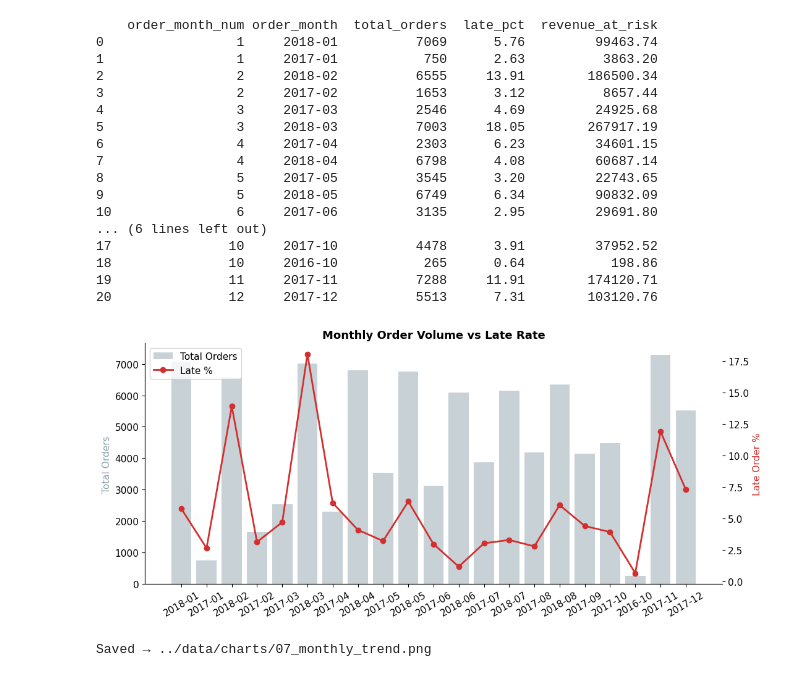
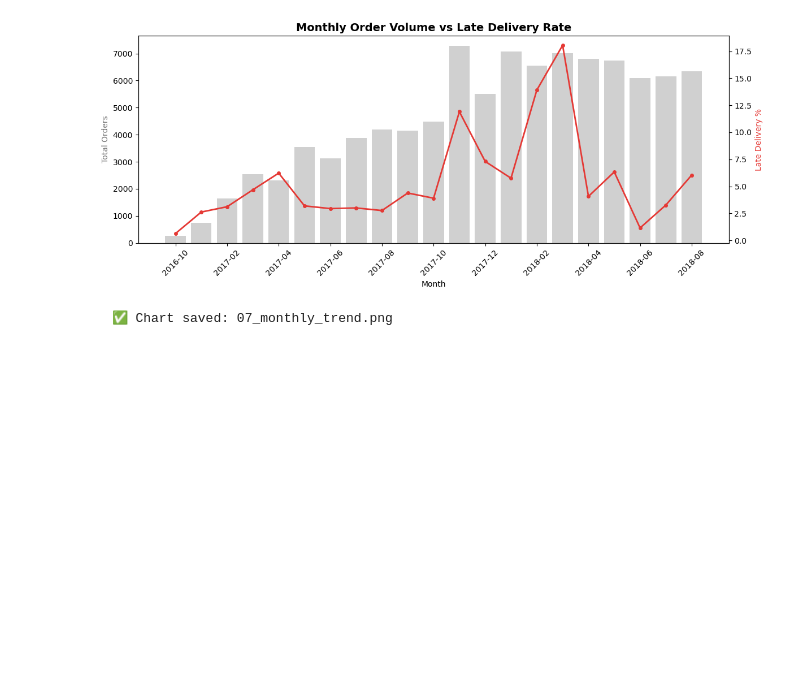
Before and after one commit to AvinashGhai/Olist-Supply-chain-Analytics, a Jupyter notebook: notebooks/04_risk_intelligence.ipynb, the cells around one changed output. Saved outputs shown, nothing was run; the diff lists cells and outputs as text; code cells hidden in the pictures; blank space fills up the shorter version.

```diff
--- a/notebooks/04_risk_intelligence.ipynb
+++ b/notebooks/04_risk_intelligence.ipynb
@@ -315,69 +544,38 @@ print(sample.columns.tolist())
 # %%
+# Cell 15 — Chart 6: Monthly late % trend
 monthly = run_query(f"""
     SELECT
-        order_month_num,
         order_month,
-        COUNT(DISTINCT order_id)                AS total_orders,
-        ROUND(SUM(is_late) / COUNT(*) * 100, 2) AS late_pct,
-        ROUND(SUM(revenue_at_risk), 2)          AS revenue_at_risk
+        COUNT(DISTINCT order_id)            AS total_orders,
+        ROUND(AVG(is_late) * 100, 2)        AS late_pct,
+        ROUND(SUM(revenue_at_risk), 2)      AS revenue_at_risk
     FROM {TABLE}
-    WHERE order_month_num IS NOT NULL
+    WHERE order_month IS NOT NULL
       AND delivery_delay_days IS NOT NULL
-    GROUP BY order_month_num, order_month
+    GROUP BY order_month
     HAVING total_orders >= 50
-    ORDER BY order_month_num ASC
+    ORDER BY order_month ASC
 """)
 
-print(monthly)
-
-fig, ax1 = plt.subplots(figsize=(11, 5))
+fig, ax1 = plt.subplots(figsize=(12, 5))
 ax2 = ax1.twinx()
 
-ax1.bar(
-    monthly["order_month"],
-    monthly["total_orders"],
-    color=COLORS["grey"],
-    alpha=0.5,
-    label="Total Orders",
-)
-ax2.plot(
-    monthly["order_month"],
-    monthly["late_pct"],
-    color=COLORS["Critical"],
-    marker="o",
-    linewidth=2,
-    label="Late %",
-)
+ax1.bar(monthly["order_month"], monthly["total_orders"],
+        color="#BDBDBD", alpha=0.7, label="Total Orders")
+ax2.plot(monthly["order_month"], monthly["late_pct"],
+         color="#E53935", linewidth=2, marker="o", markersize=4, label="Late %")
 
-ax1.set_ylabel("Total Orders", color=COLORS["grey"])
-ax2.set_ylabel("Late Order %", color=COLORS["Critical"])
-ax1.set_title("Monthly Order Volume vs Late Rate", fontsize=13, fontweight="bold")
-ax1.tick_params(axis="x", rotation=30)
+ax1.set_xlabel("Month")
+ax1.set_ylabel("Total Orders", color="#757575")
+ax2.set_ylabel("Late Delivery %", color="#E53935")
+plt.title("Monthly Order Volume vs Late Delivery Rate", fontsize=14, fontweight="bold")
 
-lines1, labels1 = ax1.get_legend_handles_labels()
-lines2, labels2 = ax2.get_legend_handles_labels()
-ax1.legend(lines1 + lines2, labels1 + labels2, loc="upper left")
+tick_step = max(1, len(monthly) // 10)
+ax1.set_xticks(range(0, len(monthly), tick_step))
+ax1.set_xticklabels(monthly["order_month"].iloc[::tick_step], rotation=45)
+
 plt.tight_layout()
-plt.savefig("../data/charts/07_monthly_trend.png", dpi=150, bbox_inches="tight")
-plt.show()
-print("Saved → ../data/charts/07_monthly_trend.png")
+save_chart("07_monthly_trend.png")
 # %% [output]
+[figure, new version]
-    order_month_num order_month  total_orders  late_pct  revenue_at_risk
-0                 1     2018-01          7069      5.76         99463.74
-1                 1     2017-01           750      2.63          3863.20
-2                 2     2018-02          6555     13.91        186500.34
-3                 2     2017-02          1653      3.12          8657.44
-4                 3     2017-03          2546      4.69         24925.68
-5                 3     2018-03          7003     18.05        267917.19
-6                 4     2017-04          2303      6.23         34601.15
-7                 4     2018-04          6798      4.08         60687.14
-8                 5     2017-05          3545      3.20         22743.65
-9                 5     2018-05          6749      6.34         90832.09
-10                6     2017-06          3135      2.95         29691.80
-... (6 lines left out)
-17               10     2017-10          4478      3.91         37952.52
-18               10     2016-10           265      0.64           198.86
-19               11     2017-11          7288     11.91        174120.71
-20               12     2017-12          5513      7.31        103120.76
+  ✅ Chart saved: 07_monthly_trend.png
-[figure, old version]
-Saved → ../data/charts/07_monthly_trend.png
```
Also changed, not shown: parts of 27 cells of this notebook, 15 other files.
